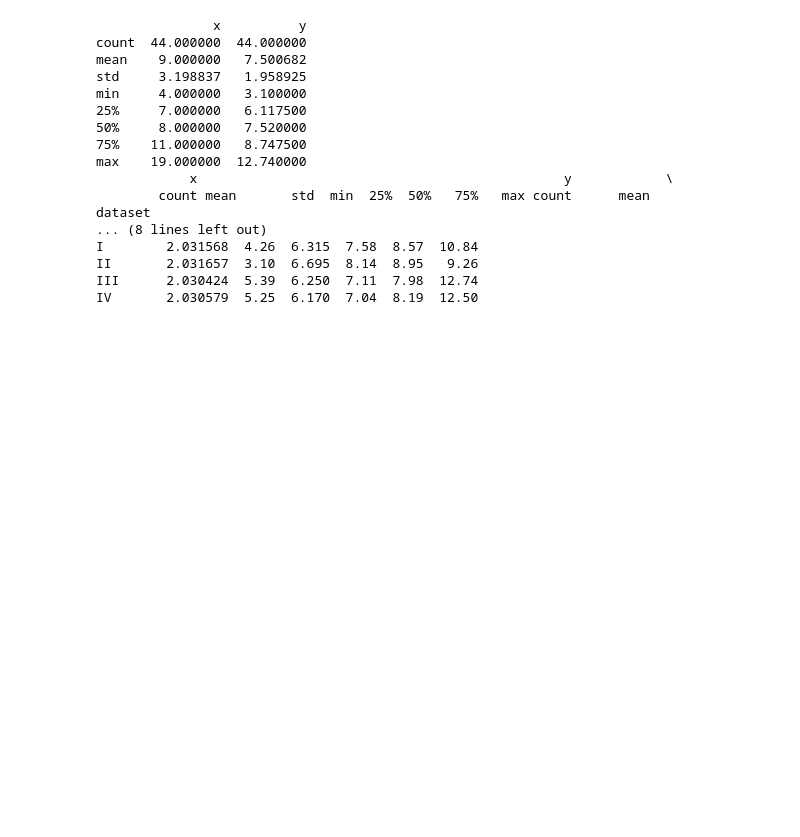
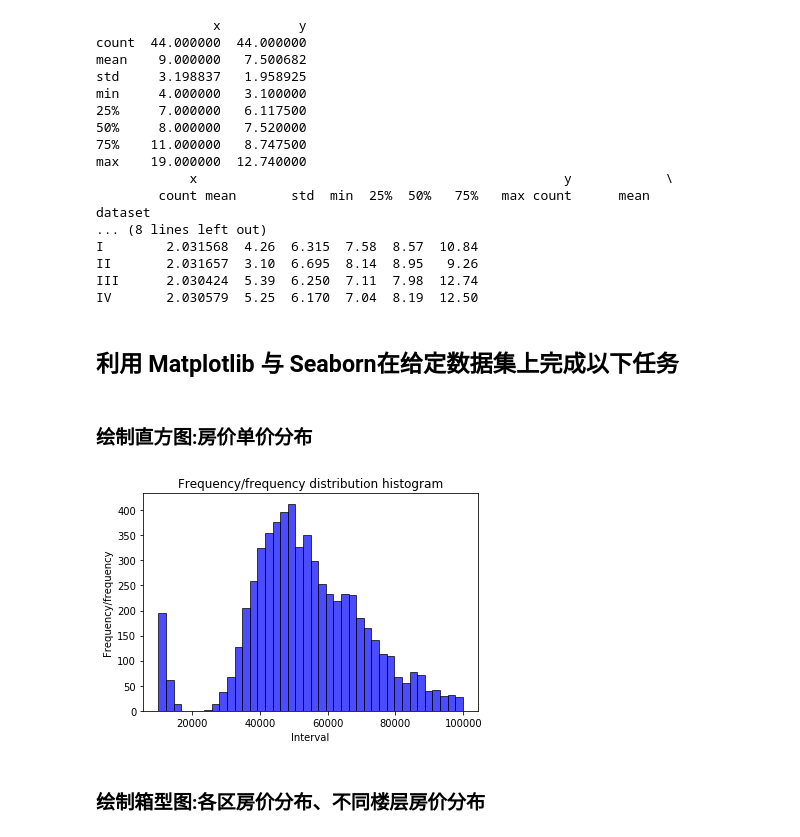
Before and after one commit to Hide-on-bush2/MLCourse, a Jupyter notebook: Workspace/Lab4/Lab4.ipynb, the cells around one changed output. Saved outputs shown, nothing was run; the diff lists cells and outputs as text; code cells hidden in the pictures; blank space fills up the shorter version.

```diff
--- a/Workspace/Lab4/Lab4.ipynb
+++ b/Workspace/Lab4/Lab4.ipynb
@@ -586,3 +586,31 @@ I        2.031568  4.26  6.315  7.58  8.57  10.84
 II       2.031657  3.10  6.695  8.14  8.95   9.26
 III      2.030424  5.39  6.250  7.11  7.98  12.74
 IV       2.030579  5.25  6.170  7.04  8.19  12.50
+# %% [markdown]
+## 利用 Matplotlib 与 Seaborn在给定数据集上完成以下任务
+# %% [markdown]
+### 绘制直方图:房价单价分布
+# %%
+import pandas as pd
+import numpy as np
+import matplotlib.pyplot as plt
+
+data = pd.read_csv("./data/shenzhenhouse.csv")
+"""
+绘制直方图
+data:必选参数，绘图数据
+bins:直方图的长条形数目，可选项，默认为10
+normed:是否将得到的直方图向量归一化，可选项，默认为0，代表不归一化，显示频数。normed=1，表示归一化，显示频率。
+facecolor:长条形的颜色
+edgecolor:长条形边框的颜色
+alpha:透明度
+"""
+plt.hist(data["单价"], bins=40, facecolor="blue", edgecolor="black", alpha=0.7)
+plt.xlabel("Interval")
+plt.ylabel("Frequency/frequency")
+plt.title("Frequency/frequency distribution histogram")
+plt.show()
+# %% [output]
+[figure, added]
+# %% [markdown]
+### 绘制箱型图:各区房价分布、不同楼层房价分布
```
Also changed, not shown: 2 other files.
